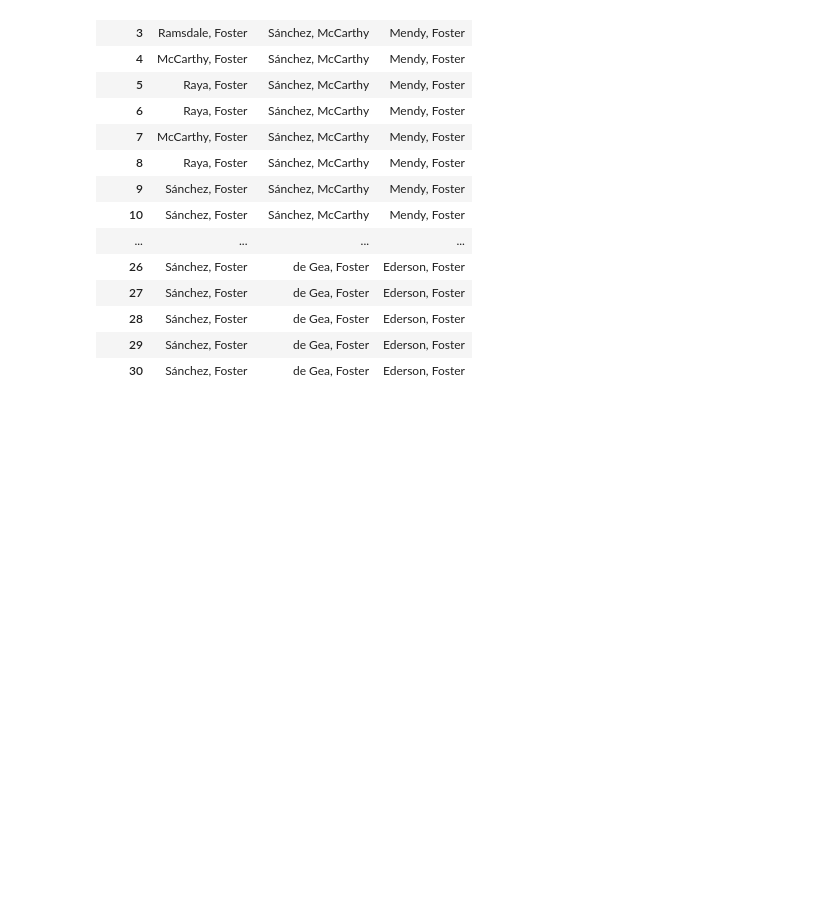
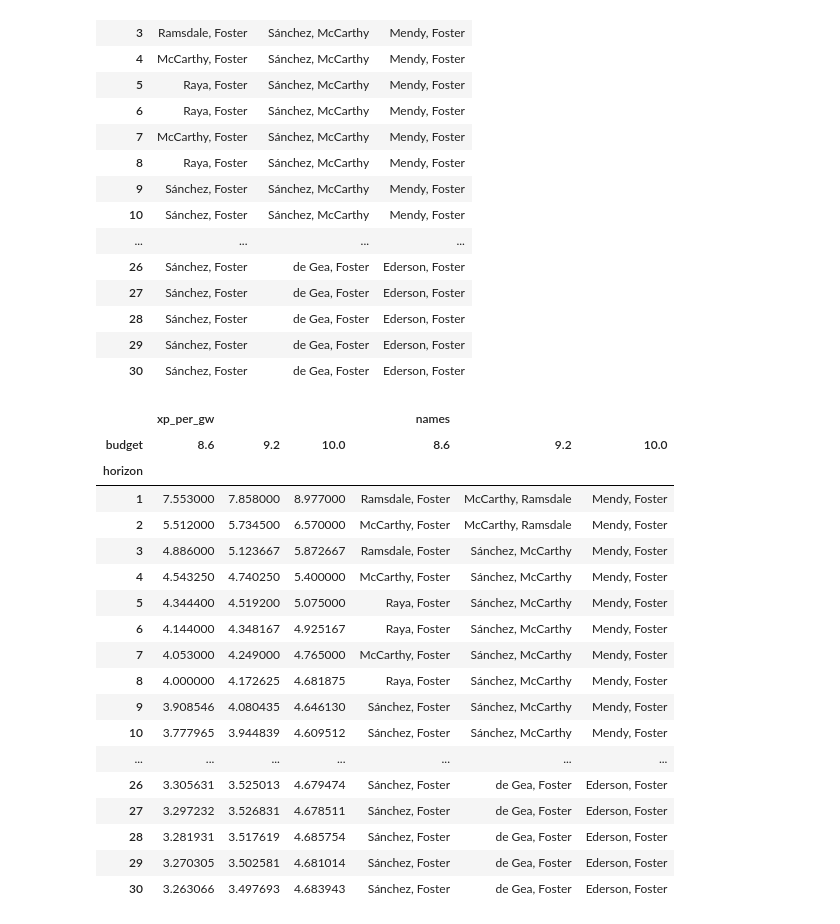
Before and after one commit to sertalpbilal/FPL-Optimization-Tools, a Jupyter notebook: notebooks/Optimal GK Planning.ipynb, the cells around one changed output. Cells and saved outputs as stored; diff of their text form; code cells hidden in the pictures; blank space fills up the shorter version.

```diff
--- a/notebooks/Optimal GK Planning.ipynb
+++ b/notebooks/Optimal GK Planning.ipynb
@@ -417,3 +417,25 @@ v_df.pivot(index='horizon', columns=['budget'], values=['names'])
 | 28 | Sánchez, Foster | de Gea, Foster | Ederson, Foster |
 | 29 | Sánchez, Foster | de Gea, Foster | Ederson, Foster |
 | 30 | Sánchez, Foster | de Gea, Foster | Ederson, Foster |
+# %%
+pd.concat([v_df.pivot(index='horizon', columns=['budget'], values=['xp_per_gw']), v_df.pivot(index='horizon', columns=['budget'], values=['names'])], axis=1)
+# %% [output]
+|  | xp_per_gw |  |  | names |  |  |
+| budget | 8.6 | 9.2 | 10.0 | 8.6 | 9.2 | 10.0 |
+| horizon |  |  |  |  |  |  |
+| 1 | 7.553000 | 7.858000 | 8.977000 | Ramsdale, Foster | McCarthy, Ramsdale | Mendy, Foster |
+| 2 | 5.512000 | 5.734500 | 6.570000 | McCarthy, Foster | McCarthy, Ramsdale | Mendy, Foster |
+| 3 | 4.886000 | 5.123667 | 5.872667 | Ramsdale, Foster | Sánchez, McCarthy | Mendy, Foster |
+| 4 | 4.543250 | 4.740250 | 5.400000 | McCarthy, Foster | Sánchez, McCarthy | Mendy, Foster |
+| 5 | 4.344400 | 4.519200 | 5.075000 | Raya, Foster | Sánchez, McCarthy | Mendy, Foster |
+| 6 | 4.144000 | 4.348167 | 4.925167 | Raya, Foster | Sánchez, McCarthy | Mendy, Foster |
+| 7 | 4.053000 | 4.249000 | 4.765000 | McCarthy, Foster | Sánchez, McCarthy | Mendy, Foster |
+| 8 | 4.000000 | 4.172625 | 4.681875 | Raya, Foster | Sánchez, McCarthy | Mendy, Foster |
+| 9 | 3.908546 | 4.080435 | 4.646130 | Sánchez, Foster | Sánchez, McCarthy | Mendy, Foster |
+| 10 | 3.777965 | 3.944839 | 4.609512 | Sánchez, Foster | Sánchez, McCarthy | Mendy, Foster |
+| ... | ... | ... | ... | ... | ... | ... |
+| 26 | 3.305631 | 3.525013 | 4.679474 | Sánchez, Foster | de Gea, Foster | Ederson, Foster |
+| 27 | 3.297232 | 3.526831 | 4.678511 | Sánchez, Foster | de Gea, Foster | Ederson, Foster |
+| 28 | 3.281931 | 3.517619 | 4.685754 | Sánchez, Foster | de Gea, Foster | Ederson, Foster |
+| 29 | 3.270305 | 3.502581 | 4.681014 | Sánchez, Foster | de Gea, Foster | Ederson, Foster |
+| 30 | 3.263066 | 3.497693 | 4.683943 | Sánchez, Foster | de Gea, Foster | Ederson, Foster |
```
Also changed, not shown: 2 other files.
